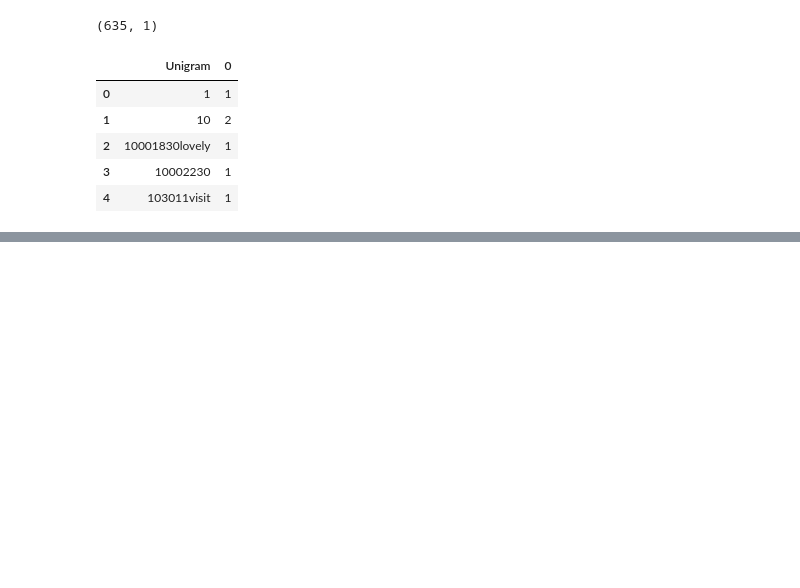
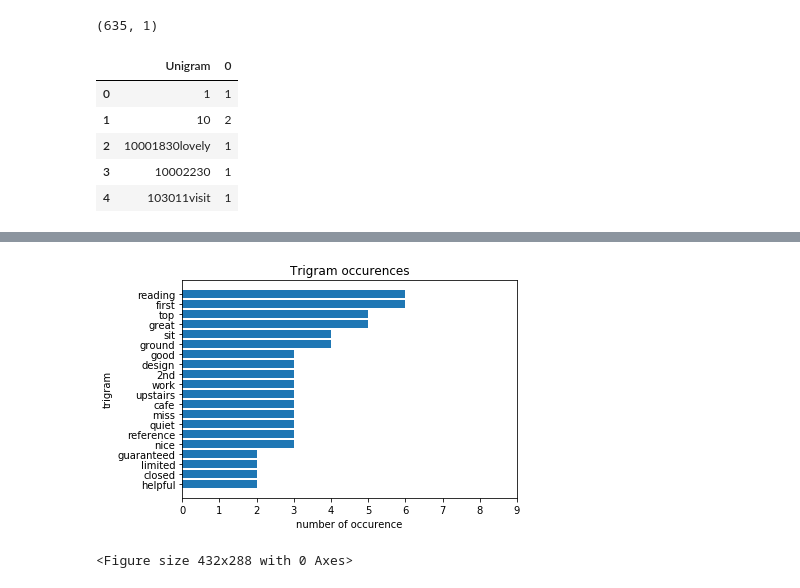
Before and after one commit to NamiF/library_project, a Jupyter notebook: NF_livelier_libraries.ipynb, the cells around one changed output, grey strips where cells are left out. Cells and saved outputs as stored; diff of their text form; code cells hidden in the pictures; blank space fills up the shorter version.

```diff
--- a/NF_livelier_libraries.ipynb
+++ b/NF_livelier_libraries.ipynb
@@ -735,0 +901,12 @@ Occurence
+# %%
+tokens = nltk.word_tokenize(text_all_tri)
+word_array=np.asarray(tokens)
+
+tri_floor=pd.DataFrame(columns=['Trigram_floor'])
+
+for i in range(len(word_array)):
+        word=word_array[i]
+        tri_floor=tri_floor.append({'Trigram_floor':word},ignore_index=True)
+
+tri_floor = tri_floor.groupby('Trigram_floor').size().reset_index()
+tri_floor.head()
@@ -735,0 +920,4 @@ Occurence
+# %%
+tri_floor.rename(columns={'Trigram_floor': 'Trigram_floor', 0: 'Occurence'}, inplace=True)
+tri_floor=tri_floor.sort_values('Occurence', ascending=False).reset_index(drop=True)
+tri_floor.head(10)
@@ -735,0 +936,4 @@ Occurence
+# %%
+#Drop the rows for 'Floor, place, room, space'
+tri_floor.drop(tri_floor.index[0:4], inplace=True)
+tri_floor.head()
@@ -735,0 +947,3 @@ Occurence
+# %%
+tri_floor=tri_floor.sort_values('Occurence', ascending=True).reset_index(drop=True)
+tri_floor.head()
@@ -735,0 +957,24 @@ Occurence
+# %%
+import matplotlib.pyplot as plt
+%matplotlib inline
+
+x = tri_floor['Occurence'].tail(20)
+y = tri_floor['Trigram_floor'].tail(20)
+y_pos = np.arange(len(y))
+
+# Create horizontal bars
+plt.barh(y_pos, x)
+
+# Create names on the y-axis
+plt.xticks(np.arange(0, 10, step=1))
+plt.yticks(y_pos, y)
+
+plt.xlabel('number of occurence')
+plt.ylabel('trigram')
+plt.title('Trigram occurences')
+
+plt.show()
+plt.savefig('trigram_plt.png')
+# %% [output]
+[figure, added]
+<Figure size 432x288 with 0 Axes>
```
Also changed, not shown: parts of 50 cells of this notebook, 2 other files.
